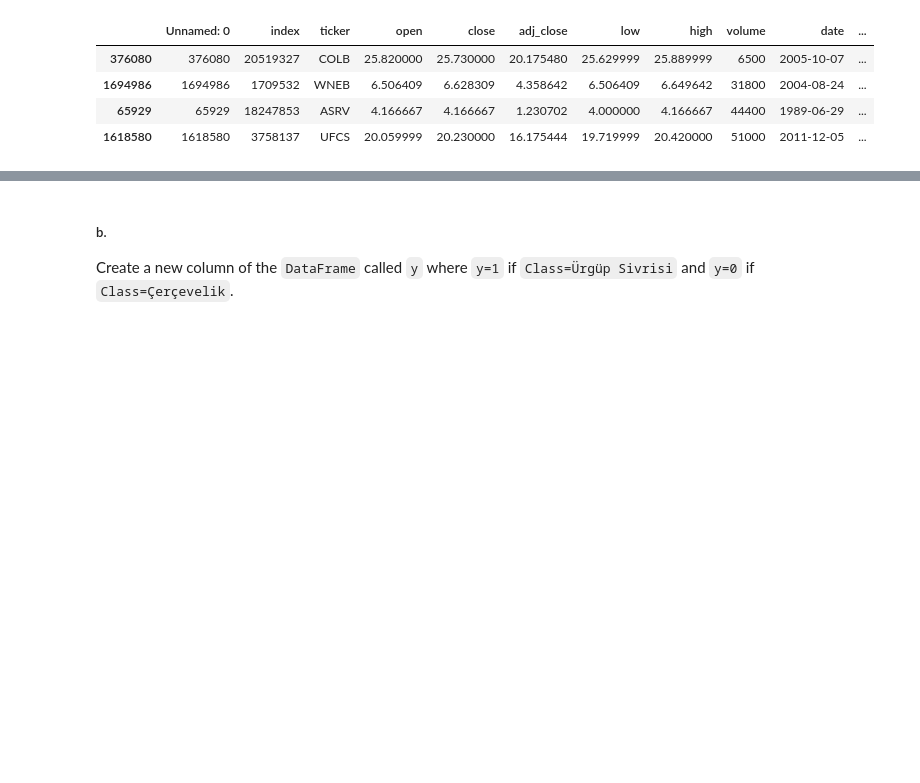
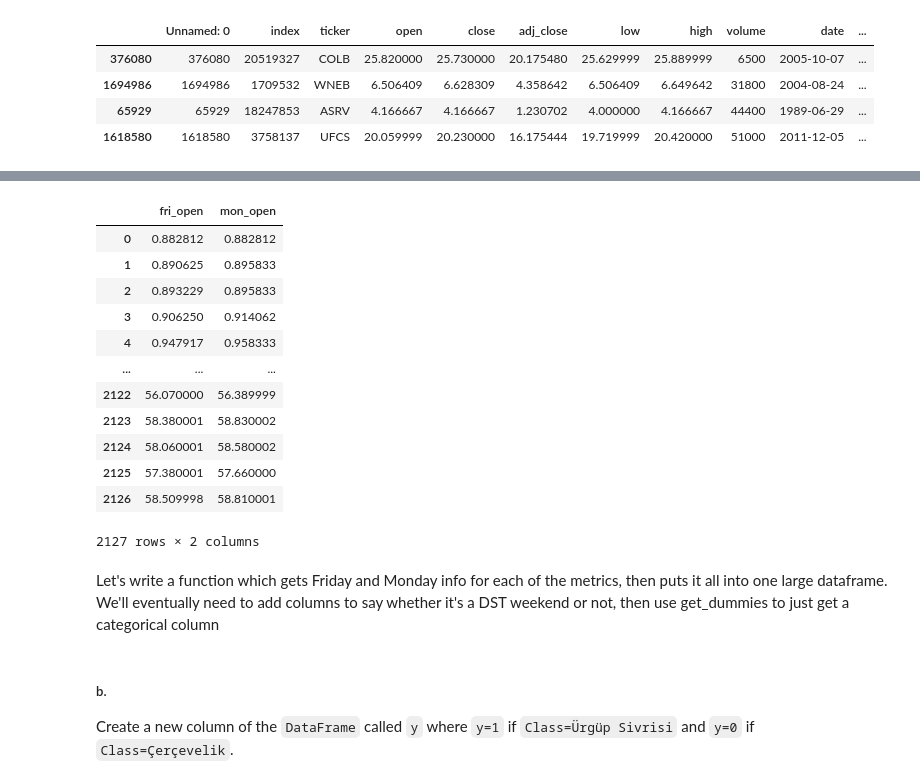
Before and after one commit to ghuckabe/DSTMarketAnalysis, a Jupyter notebook: kaggle_classify.ipynb, the cells around one changed output, grey strips where cells are left out. Cells and saved outputs as stored; diff of their text form; code cells hidden in the pictures; blank space fills up the shorter version.

```diff
--- a/kaggle_classify.ipynb
+++ b/kaggle_classify.ipynb
@@ -19,0 +151,22 @@ finance.sample(4)
+# %%
+# ANOTHER VERY USEFUL function for getting the stock prices of all weekends; need dataframe and metrics
+
+def get_fri_mon_prices(df,fri_metric,mon_metric):
+    # metric1,2 = high, low, open, close, volume, etc.
+    mon_fri_prices=[]
+
+    for fri,mon in zip(weekends['Fridays'].values, weekends['Mondays'].values): # I stored these as strings
+        fri = datetime.strptime(fri, '%Y-%m-%d').date()
+        mon = datetime.strptime(mon, '%Y-%m-%d').date()
+
+        if (fri in df['date_time'].values) and (mon in df['date_time'].values):
+            print('Have data for both:',fri, mon)
+
+            fri_price=df.loc[df['date_time'] == fri, fri_metric].values[0]
+            mon_price=df.loc[df['date_time'] == mon, mon_metric].values[0]
+
+            mon_fri_prices.append((fri.strftime('%Y-%m-%d'),mon.strftime('%Y-%m-%d'),fri_price,mon_price))
+
+        else:
+            print('Missing data for at least one of:', fri, mon)
+    return mon_fri_prices
@@ -20,3 +177,29 @@ finance.sample(4)
+# %%
+with contextlib.redirect_stdout(io.StringIO()):
+    WFC_open= get_fri_mon_prices(df_WFC_reindex,'open','open')
+# %%
+df_WFC_open = pd.DataFrame(WFC_open)
+# %%
+df_WFC_open.columns = ['fri','mon','fri_open','mon_open']
+# %%
+# see just the info
+df_WFC_open[['fri_open','mon_open']]
+# %% [output]
+|  | fri_open | mon_open |
+| 0 | 0.882812 | 0.882812 |
+| 1 | 0.890625 | 0.895833 |
+| 2 | 0.893229 | 0.895833 |
+| 3 | 0.906250 | 0.914062 |
+| 4 | 0.947917 | 0.958333 |
+| ... | ... | ... |
+| 2122 | 56.070000 | 56.389999 |
+| 2123 | 58.380001 | 58.830002 |
+| 2124 | 58.060001 | 58.580002 |
+| 2125 | 57.380001 | 57.660000 |
+| 2126 | 58.509998 | 58.810001 |
+2127 rows × 2 columns
+# %% [markdown]
+Let's write a function which gets Friday and Monday info for each of the metrics, then puts it all into one large dataframe. We'll eventually need to add columns to say whether it's a DST weekend or not, then use get_dummies to just get a categorical column
 # %% [markdown]
 ##### b.
 
```
Also changed, not shown: parts of 14 cells of this notebook.
